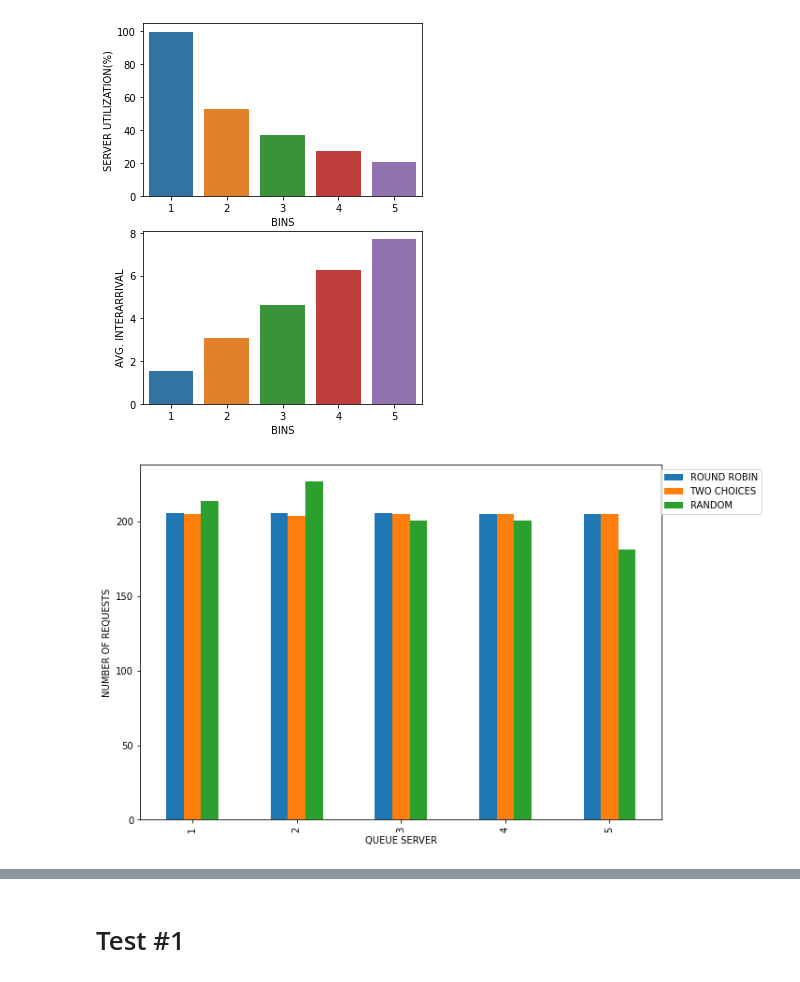
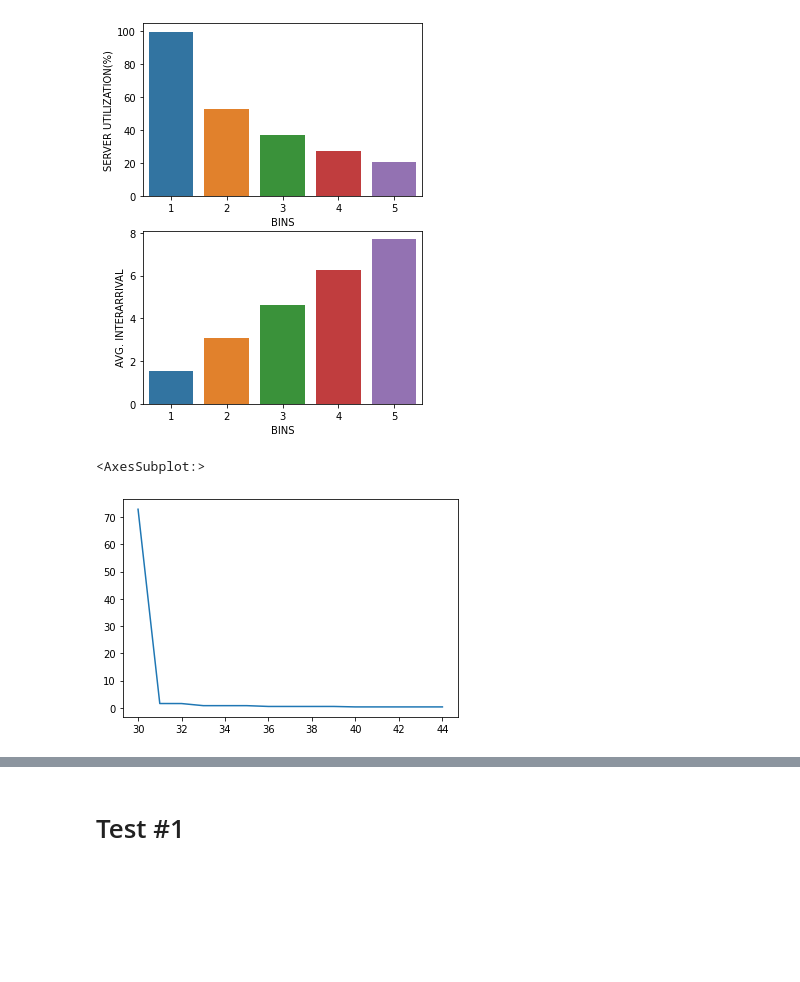
Before and after one commit to nachocodexx/cinvestav-ds-loadbalancer-analysis, a Jupyter notebook: analysis/Untitled.ipynb, the cells around one changed output, grey strips where cells are left out. Cells and saved outputs as stored; diff of their text form; code cells hidden in the pictures; blank space fills up the shorter version.

```diff
--- a/analysis/Untitled.ipynb
+++ b/analysis/Untitled.ipynb
@@ -78,6 +77,11 @@ basicPlot(random)
 basicPlot(two_choices)
 # %% [output]
 [figure]
+# %%
+two_choices['AVG_DELAY_QUEUE'].plot()
+# %% [output]
+<AxesSubplot:>
+[figure, added]
 # %%
 def plott(*args,**kwargs):
     NR =kwargs.get('y','NUM_REQUESTS')
@@ -95,6 +99,4 @@ def plott(*args,**kwargs):
     test.plot(kind='bar',ax=ax)
     ax.legend(loc="upper right",bbox_to_anchor=(1.2, 1))
 
-plott()
+# plott()
-# %% [output]
-[figure, removed]
```
Also changed, not shown: parts of 19 cells of this notebook.
